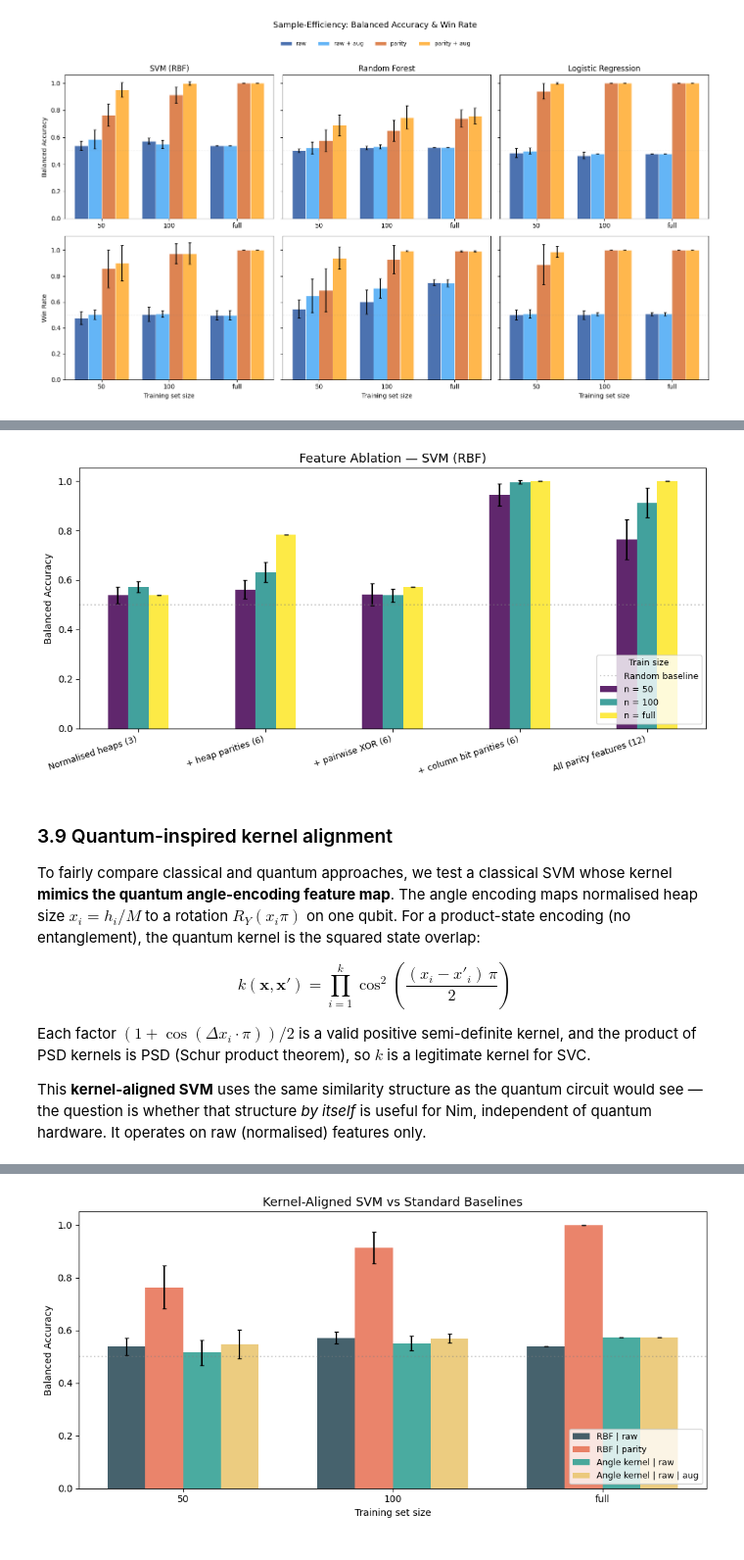
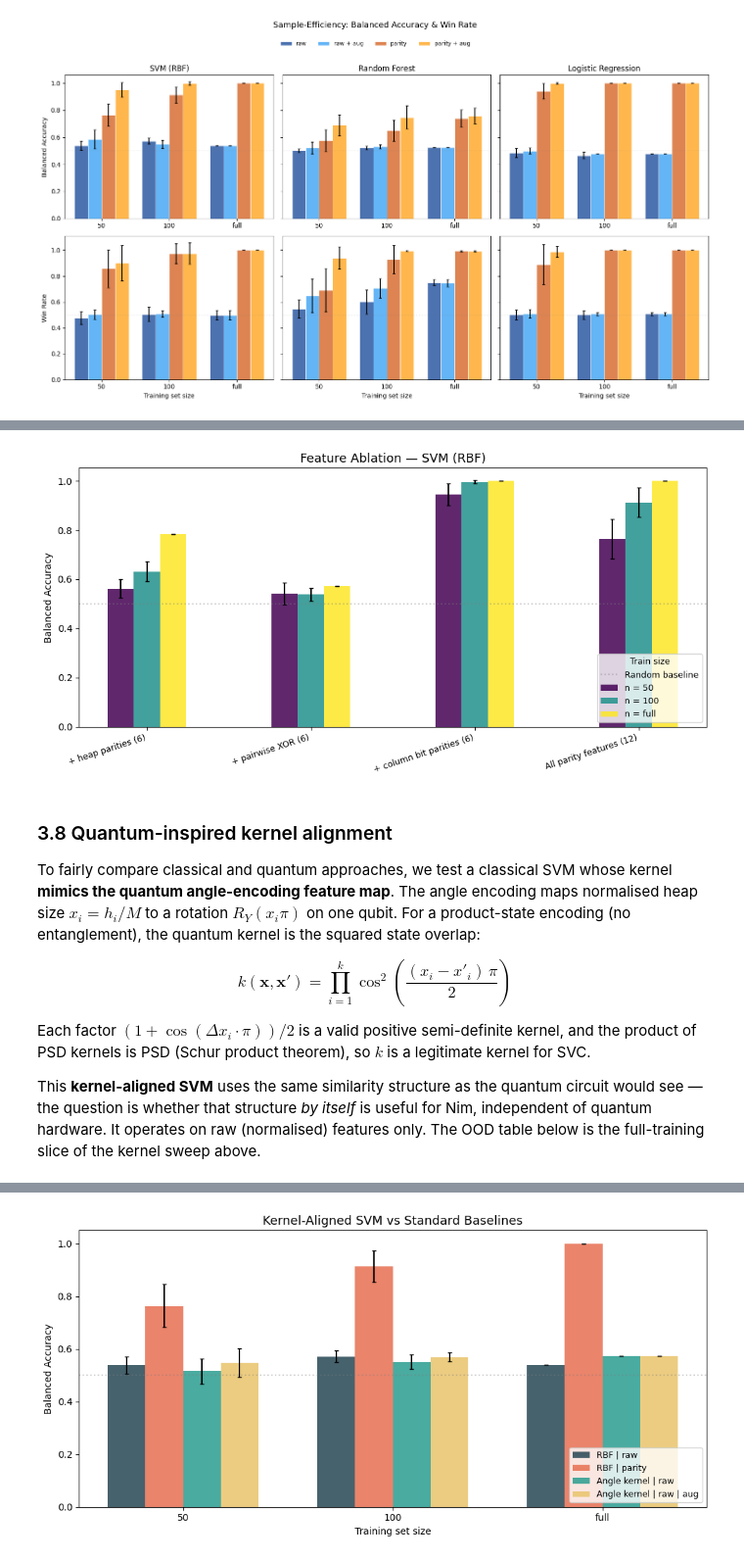
Before and after one commit to gelbh/comp47950-qml-project, a Jupyter notebook: notebooks/qml_project.ipynb, the cells around one changed output, grey strips where cells are left out. Shown at 98% size. Saved outputs shown, nothing was run; the diff lists cells and outputs as text; code cells hidden in the pictures.

```diff
--- a/notebooks/qml_project.ipynb
+++ b/notebooks/qml_project.ipynb
@@ -252,13 +265,9 @@ Three complementary strategies address the class imbalance:
 2. **Class-weighted loss functions.**  Both classical models (`class_weight='balanced'` in sklearn) and VQC loss functions use inverse-frequency weights, so each minority-class example contributes proportionally more to the training signal.  The weights are $w_k = \tfrac{n}{2 \cdot n_k}$ for class $k$, yielding higher weight for the rare losing class.
 3. **Stratified sampling.**  All splits and training-size subsets use stratification on the win/loss label, ensuring every partition reflects the population class ratio.
 # %%
-ood = ood_split(k=3, M_train=5, M_test=7, random_state=42)
-subsets = training_subsets(ood.X_train, ood.y_train, sizes=[50, 100],
-                          random_state=42)
-
 named_splits = {
-    "Train (M≤5)": ood.y_train,
-    "Test (M>5)": ood.y_test,
+    "Train (M≤5)": split.y_train,
+    "Test (M>5)": split.y_test,
     "Subset 50": subsets[50].y,
     "Subset 100": subsets[100].y,
 }
@@ -267,7 +276,7 @@ balance_splits = split_class_balance(named_splits)
 print("Class balance across train, test, and training-size subsets:")
 display(balance_splits)
 
-weights = compute_class_weights(ood.y_train)
+weights = compute_class_weights(split.y_train)
 print(f"\nClass weights (training set, 215 samples): losing (0) = {weights[0]:.2f}, winning (1) = {weights[1]:.2f}")
 print(f"  → Losing examples receive {weights[0]/weights[1]:.1f}× the weight of winning examples.")
 # %% [output]
@@ -533,10 +528,10 @@ We visualise the OOD train set in raw, parity, and bit-parity feature spaces via
 from sklearn.decomposition import PCA
 
 M = 7
-X_train_raw = prepare_features(ood.X_train, "raw", M=M)
-X_train_parity = prepare_features(ood.X_train, "parity", M=M)
-X_train_bit = prepare_features(ood.X_train, "bit_parity", M=M)
-y = ood.y_train
+X_train_raw = prepare_features(split.X_train, "raw", M=M)
+X_train_parity = prepare_features(split.X_train, "parity", M=M)
+X_train_bit = prepare_features(split.X_train, "bit_parity", M=M)
+y = split.y_train
 
 pca_raw = PCA(n_components=2).fit(X_train_raw)
 pca_parity = PCA(n_components=2).fit(X_train_parity)
@@ -575,15 +570,14 @@ plt.show()
 We train on $M \leq 5$ (subsets 50, 100, full = 215) and test on $M > 5$ (296 states). 3 models $\times$ 2 feature sets $\times$ 2 symmetry variants $\times$ 3 training sizes $\times$ 10 seeds = **360 configurations** with win-rate evaluation (200 games each).
 # %%
 sweep = run_classical_sweep(
-    ood.X_train, ood.y_train,
-    ood.X_test, ood.y_test,
+    split.X_train, split.y_train,
+    split.X_test, split.y_test,
     model_names=["SVM (RBF)", "Random Forest", "Logistic Regression"],
     feature_sets=["raw", "parity"],
     symmetry_variants=["none", "augmented"],
     train_sizes=[50, 100, "full"],
     seeds=list(range(10)),
     M=7,
-    regime="ood",
     compute_win_rate=True,
     n_games_win_rate=200,
     mlflow_experiment="classical-baselines-ood",
@@ -812,16 +785,15 @@ The **column-wise bit parities** encode the individual bits of the Nim-sum (bit
 # %%
-from qml_project.baselines import ABLATION_FEATURE_SETS, FEATURE_SET_DESCRIPTIONS
+from qml_project.baselines import ABLATION_FEATURE_SETS_NO_RAW, FEATURE_SET_DESCRIPTIONS
 
 ablation_sweep = run_classical_sweep(
-    ood.X_train, ood.y_train,
-    ood.X_test, ood.y_test,
+    split.X_train, split.y_train,
+    split.X_test, split.y_test,
     model_names=["SVM (RBF)"],
-    feature_sets=ABLATION_FEATURE_SETS,
+    feature_sets=ABLATION_FEATURE_SETS_NO_RAW,
     symmetry_variants=["none"],
     train_sizes=[50, 100, "full"],
     seeds=list(range(10)),
     M=7,
-    regime="ood",
     compute_win_rate=False,
     mlflow_experiment="classical-ablation-ood",
     verbose=True,
@@ -870,42 +843,40 @@ Feature ablation — SVM (RBF), no symmetry augmentation:
 # %%
 abl_df = ablation_sweep.to_dataframe()
 
-size_labels = {50: "50", 100: "100", 215: "full"}
-train_sizes = sorted(size_labels.keys())
-n_fs = len(ABLATION_FEATURE_SETS)
+n_fs = len(ABLATION_FEATURE_SETS_NO_RAW)
 n_sizes = len(train_sizes)
 bar_width = 0.16
 fs_offsets = np.arange(n_fs)
 
 fig, ax = plt.subplots(figsize=(10, 5))
 
 for j, tsz in enumerate(train_sizes):
     sub = abl_df[abl_df["train_size"] == tsz]
     means = sub.groupby("feature_set")["balanced_accuracy"].mean()
     stds = sub.groupby("feature_set")["balanced_accuracy"].std()
-    vals = [means.get(fs, np.nan) for fs in ABLATION_FEATURE_SETS]
-    errs = [stds.get(fs, 0) for fs in ABLATION_FEATURE_SETS]
+    vals = [means.get(fs, np.nan) for fs in ABLATION_FEATURE_SETS_NO_RAW]
+    errs = [stds.get(fs, 0) for fs in ABLATION_FEATURE_SETS_NO_RAW]
     x = fs_offsets + (j - (n_sizes - 1) / 2) * bar_width
     ax.bar(x, vals, bar_width, yerr=errs, capsize=2,
            label=f"n = {size_labels[tsz]}", alpha=0.85,
            color=plt.cm.viridis(j / (n_sizes - 1)))
 
 ax.set_xticks(fs_offsets)
 ax.set_xticklabels(
-    [FEATURE_SET_DESCRIPTIONS[fs] for fs in ABLATION_FEATURE_SETS],
+    [FEATURE_SET_DESCRIPTIONS[fs] for fs in ABLATION_FEATURE_SETS_NO_RAW],
     rotation=18, ha="right", fontsize=9,
 )
 ax.set_ylabel("Balanced Accuracy")
 ax.axhline(0.5, color="grey", linestyle=":", alpha=0.4, label="Random baseline")
 ax.legend(title="Train size", fontsize=9, title_fontsize=9, loc="lower right")
 ax.set_title("Feature Ablation — SVM (RBF)", fontsize=13)
 plt.tight_layout()
 fig.savefig("../presentation/figures/feature_ablation.png", dpi=300, bbox_inches="tight")
 plt.show()
 # %% [output]
-[figure, old version]
+[figure, new version]
 # %% [markdown]
-### 3.9 Quantum-inspired kernel alignment
+### 3.8 Quantum-inspired kernel alignment
 
 To fairly compare classical and quantum approaches, we test a classical SVM whose kernel **mimics the quantum angle-encoding feature map**. The angle encoding maps normalised heap size $x_i = h_i / M$ to a rotation $R_Y(x_i \pi)$ on one qubit. For a product-state encoding (no entanglement), the quantum kernel is the squared state overlap:
 
@@ -913,7 +884,7 @@ $$k(\mathbf{x}, \mathbf{x}') = \prod_{i=1}^{k} \cos^2\!\left(\frac{(x_i - x'_i)\
 
 Each factor $(1 + \cos(\Delta x_i \cdot \pi))/2$ is a valid positive semi-definite kernel, and the product of PSD kernels is PSD (Schur product theorem), so $k$ is a legitimate kernel for SVC.
 
-This **kernel-aligned SVM** uses the same similarity structure as the quantum circuit would see — the question is whether that structure *by itself* is useful for Nim, independent of quantum hardware. It operates on raw (normalised) features only.
+This **kernel-aligned SVM** uses the same similarity structure as the quantum circuit would see — the question is whether that structure *by itself* is useful for Nim, independent of quantum hardware. It operates on raw (normalised) features only. The OOD table below is the full-training slice of the kernel sweep above.
 # %%
 from qml_project.baselines import angle_encoding_kernel
 
```
Also changed, not shown: parts of 27 cells of this notebook.
